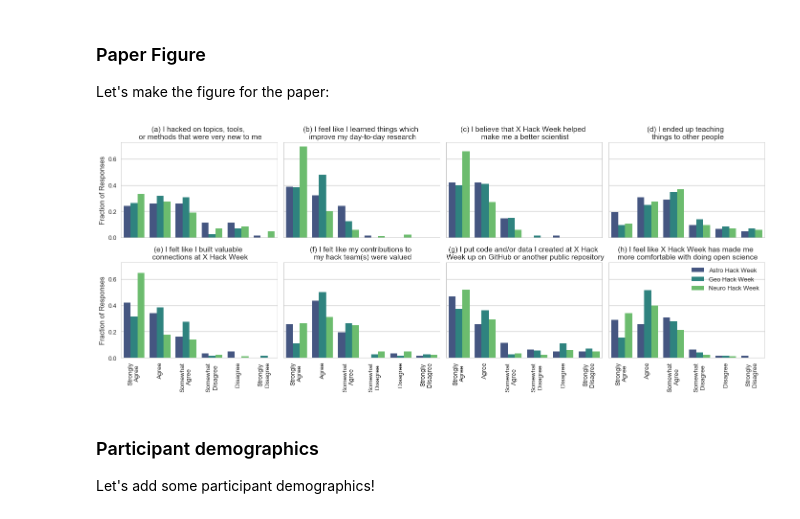
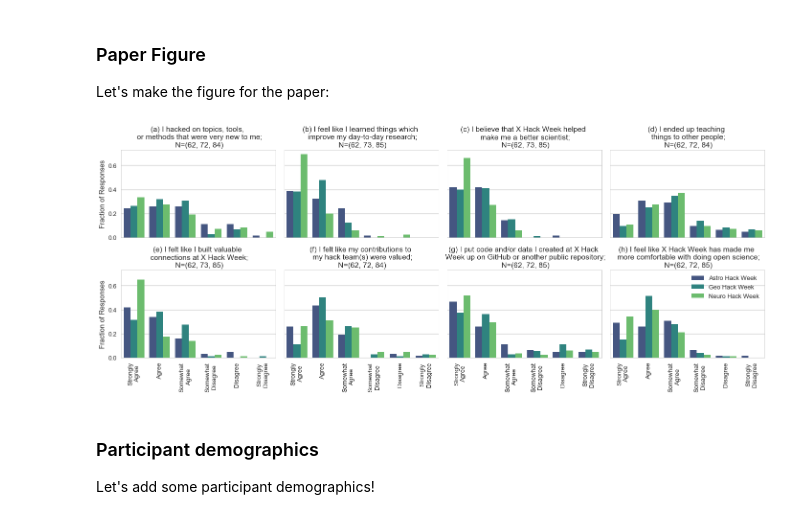
Before and after one commit to uwescience/HackWeek-Writeup, a Jupyter notebook: code/Analysis.ipynb, the cells around one changed output. Saved outputs shown, nothing was run; the diff lists cells and outputs as text; code cells hidden in the pictures.

Commit message:
Added N to figures, also updated some text

```diff
--- a/code/Analysis.ipynb
+++ b/code/Analysis.ipynb
@@ -1965,26 +2007,31 @@ title_all = ['(a) I hacked on topics, tools, \n or methods that were very new to
 # %%
 fig, axes = plt.subplots(2, 4, figsize=(20, 8), sharex=True, sharey=True)
 
 axes = np.hstack(axes)
 
 for i,(ax, q_ind, title) in enumerate(zip(axes, q_ind_all, title_all)):
     ax = question_barplot([q_ind], title,
                        idx[:-1], AHWdata, GHWdata, NHWdata,  ax=ax, palette="viridis")
 
+    n_ahw = len(AHWdata[q_ind].dropna())
+    n_ghw = len(GHWdata[q_ind].dropna())
+    n_nhw = len(NHWdata[q_ind].dropna())
+
+    ax.set_title(title + ";\n N=(%i, %i, %i)"%(n_ahw, n_ghw, n_nhw))
     if i == 0 or i == 4:
         ax.set_ylabel("Fraction of Responses")
     else:
         ax.set_ylabel("")
     if i == len(axes) - 1:
         ax.legend(loc="upper right")
 
     else:
         ax.legend_.remove()
 
 plt.tight_layout(w_pad=-6.0)
 plt.savefig("../f2.eps", format="eps")
 # %% [output]
-[figure, old version]
+[figure, new version]
 # %% [markdown]
 ### Participant demographics
 
```
Also changed, not shown: parts of 7 cells of this notebook, 16 other files.
